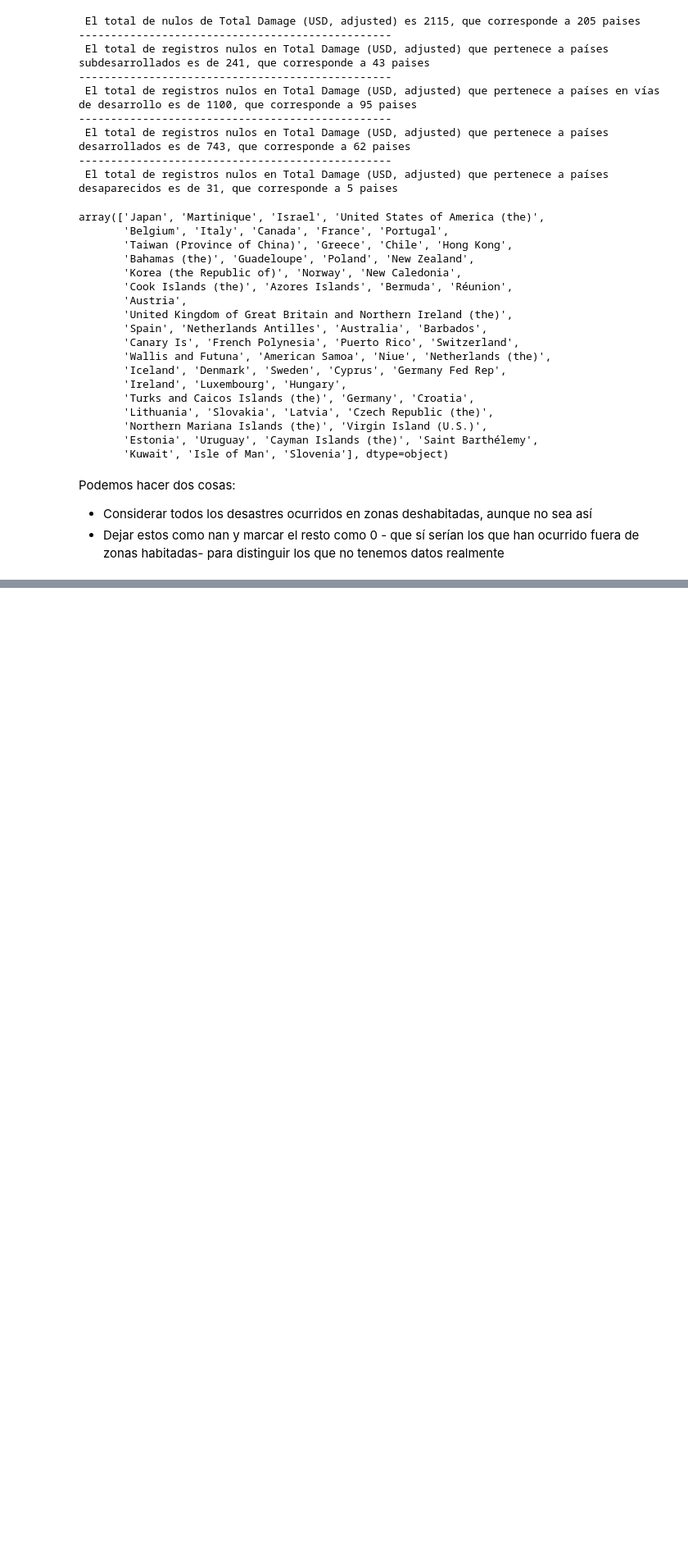
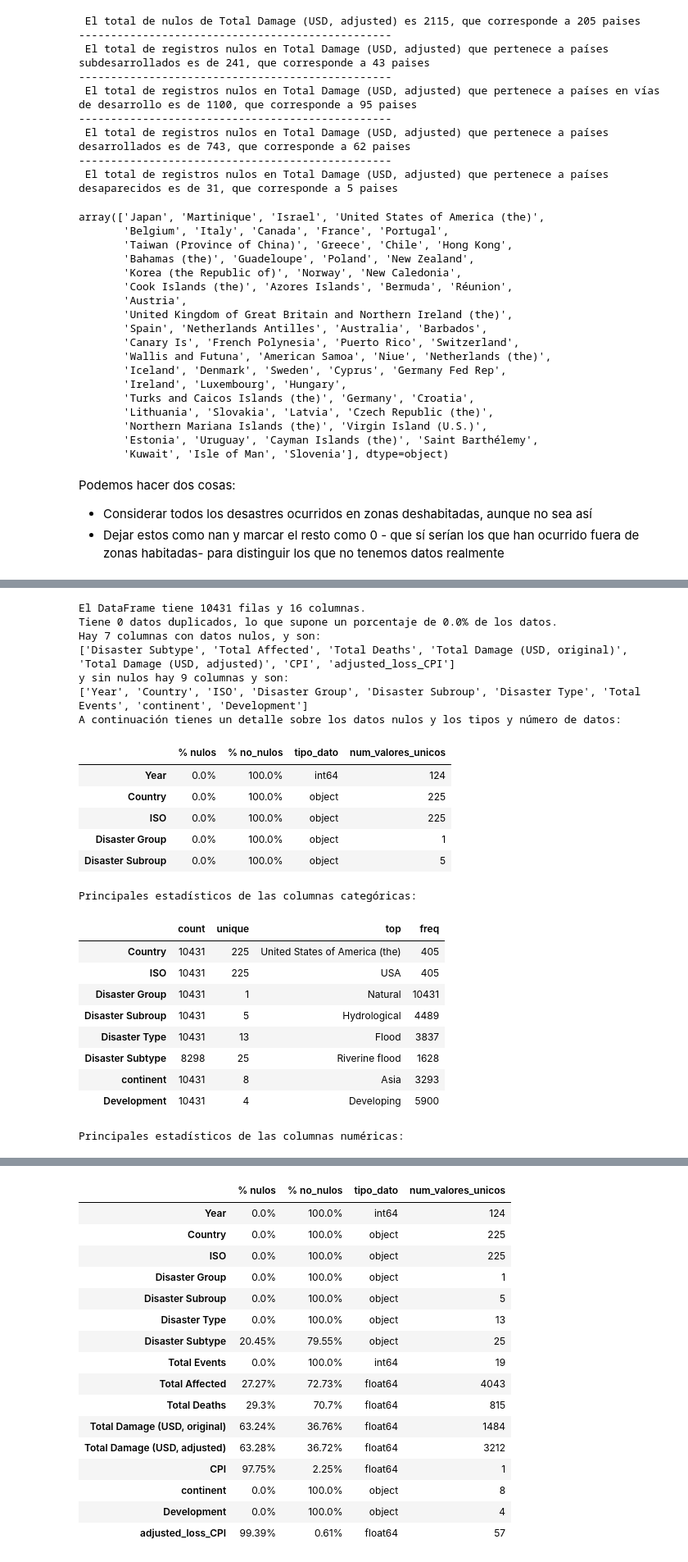
Before and after one commit to mpenacasares/pair-programming-modulo-4-tableau, a Jupyter notebook: EDA_natural_disaster.ipynb, the cells around one changed output, grey strips where cells are left out. Shown at 82% size. Saved outputs shown, nothing was run; the diff lists cells and outputs as text; code cells hidden in the pictures; blank space fills up the shorter version.

```diff
--- a/EDA_natural_disaster.ipynb
+++ b/EDA_natural_disaster.ipynb
@@ -790,0 +845,27 @@ Podemos hacer dos cosas:
+# %%
+exploracion(df)
+# %% [output]
+El DataFrame tiene 10431 filas y 16 columnas.
+Tiene 0 datos duplicados, lo que supone un porcentaje de 0.0% de los datos.
+Hay 7 columnas con datos nulos, y son:
+['Disaster Subtype', 'Total Affected', 'Total Deaths', 'Total Damage (USD, original)', 'Total Damage (USD, adjusted)', 'CPI', 'adjusted_loss_CPI']
+y sin nulos hay 9 columnas y son:
+['Year', 'Country', 'ISO', 'Disaster Group', 'Disaster Subroup', 'Disaster Type', 'Total Events', 'continent', 'Development']
+A continuación tienes un detalle sobre los datos nulos y los tipos y número de datos:
+|  | % nulos | % no_nulos | tipo_dato | num_valores_unicos |
+| Year | 0.0% | 100.0% | int64 | 124 |
+| Country | 0.0% | 100.0% | object | 225 |
+| ISO | 0.0% | 100.0% | object | 225 |
+| Disaster Group | 0.0% | 100.0% | object | 1 |
+| Disaster Subroup | 0.0% | 100.0% | object | 5 |
+Principales estadísticos de las columnas categóricas:
+|  | count | unique | top | freq |
+| Country | 10431 | 225 | United States of America (the) | 405 |
+| ISO | 10431 | 225 | USA | 405 |
+| Disaster Group | 10431 | 1 | Natural | 10431 |
+| Disaster Subroup | 10431 | 5 | Hydrological | 4489 |
+| Disaster Type | 10431 | 13 | Flood | 3837 |
+| Disaster Subtype | 8298 | 25 | Riverine flood | 1628 |
+| continent | 10431 | 8 | Asia | 3293 |
+| Development | 10431 | 4 | Developing | 5900 |
+Principales estadísticos de las columnas numéricas:
@@ -790,0 +881,17 @@ Podemos hacer dos cosas:
+|  | % nulos | % no_nulos | tipo_dato | num_valores_unicos |
+| Year | 0.0% | 100.0% | int64 | 124 |
+| Country | 0.0% | 100.0% | object | 225 |
+| ISO | 0.0% | 100.0% | object | 225 |
+| Disaster Group | 0.0% | 100.0% | object | 1 |
+| Disaster Subroup | 0.0% | 100.0% | object | 5 |
+| Disaster Type | 0.0% | 100.0% | object | 13 |
+| Disaster Subtype | 20.45% | 79.55% | object | 25 |
+| Total Events | 0.0% | 100.0% | int64 | 19 |
+| Total Affected | 27.27% | 72.73% | float64 | 4043 |
+| Total Deaths | 29.3% | 70.7% | float64 | 815 |
+| Total Damage (USD, original) | 63.24% | 36.76% | float64 | 1484 |
+| Total Damage (USD, adjusted) | 63.28% | 36.72% | float64 | 3212 |
+| CPI | 97.75% | 2.25% | float64 | 1 |
+| continent | 0.0% | 100.0% | object | 8 |
+| Development | 0.0% | 100.0% | object | 4 |
+| adjusted_loss_CPI | 99.39% | 0.61% | float64 | 57 |
```
Also changed, not shown: parts of 11 cells of this notebook, 1 other file.
